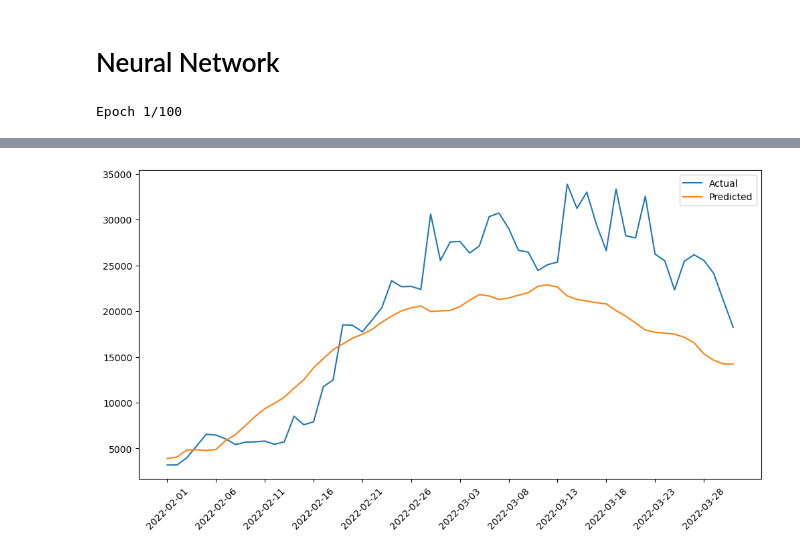
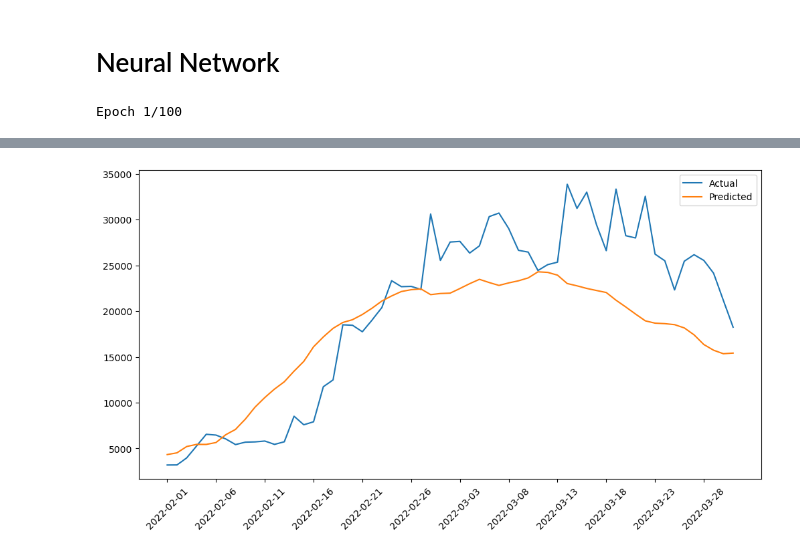
Before and after one commit to Leejames2305/AINotebook, a Jupyter notebook: Lab 3 Supervised Learning.ipynb, the cells around one changed output, grey strips where cells are left out. Saved outputs shown, nothing was run; the diff lists cells and outputs as text; code cells hidden in the pictures.

```diff
--- a/Lab 3 Supervised Learning.ipynb
+++ b/Lab 3 Supervised Learning.ipynb
@@ -151,7 +210,7 @@ model = tf.keras.Sequential([
 ])
 
 
-model.compile(optimizer='adam', loss='mse')
+model.compile(optimizer='adam', loss='mae')
 
 history = model.fit(X_train, y_train, epochs=100, validation_data=(X_val, y_val))
 
@@ -170,7 +229,7 @@ plt.plot(test_data['date'], predictions, label='Predicted')
 
 n = len(y_test)
 dates_aligned = df_combined['date'].iloc[-n:]
-tick_interval = 5  # Show every 10th date label
+tick_interval = 5
 plt.xticks(ticks=dates_aligned[::tick_interval], labels=dates_aligned[::tick_interval], rotation=45)
 
 plt.legend()
@@ -197 +256 @@ Test Loss: 41067384.0
-[figure, old version]
+[figure, new version]
```
Also changed, not shown: parts of 5 cells of this notebook.
